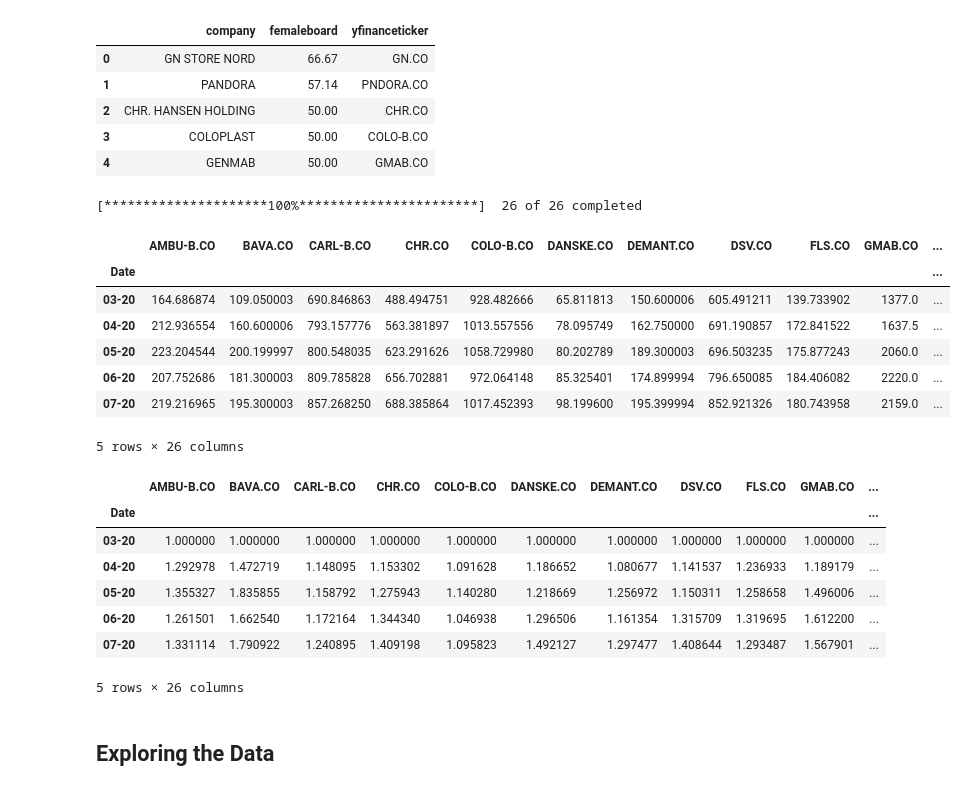
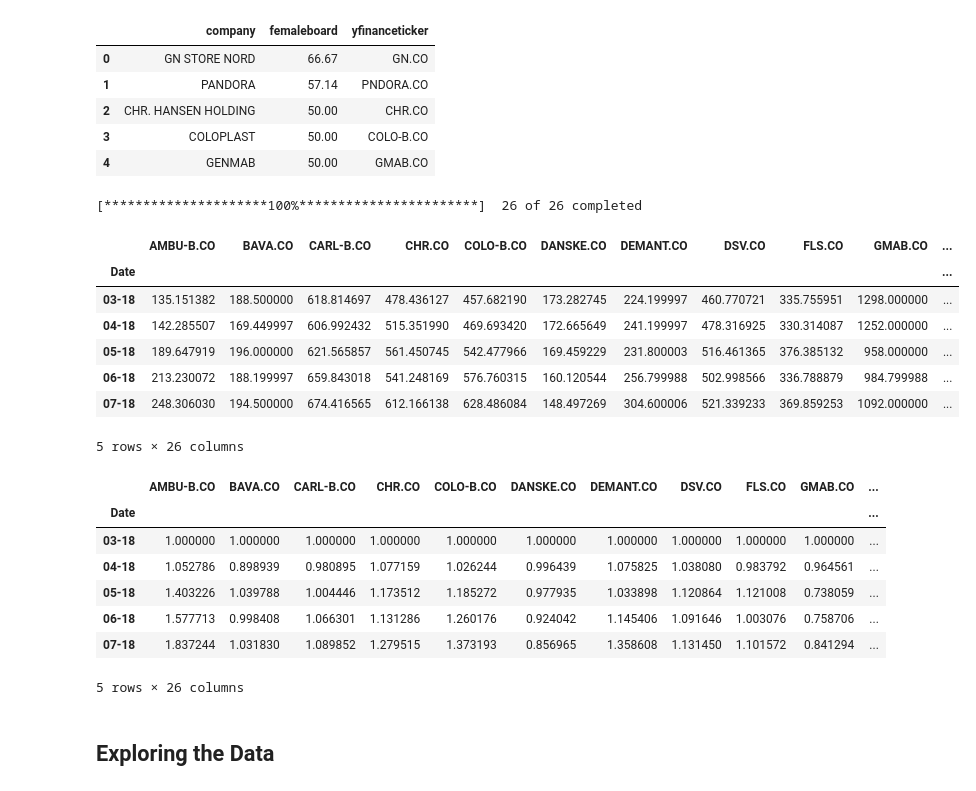
Before and after one commit to NumEconCopenhagen/projects-2023-jts, a Jupyter notebook: dataproject/dataproject.ipynb, the cells around one changed output. Drawn from its saved outputs; the diff is of its cells as text; code cells hidden in the pictures.

```diff
--- a/dataproject/dataproject.ipynb
+++ b/dataproject/dataproject.ipynb
@@ -54,14 +59,10 @@ Note: you may need to restart the kernel to use updated packages.
 # %% [markdown]
 I import a csv file containing the companies of the C25 index, a yfinance ticker and the share of female board members in each company.
 # %%
-# read file
-C25F = pd.read_csv('C25F.csv')
-
-# sort values from highest to lowest for later use
-C25F = C25F.sort_values(by =['femaleboard'], ascending=False)
-
-# reset index
-C25F = C25F.reset_index(drop=True)
+# read file, sort values descending and reset index
+C25F = (pd.read_csv('C25F.csv')
+        .sort_values(by =['femaleboard'], ascending=False)
+        .reset_index(drop=True))
 
 # display data
 C25F.head()
@@ -77,25 +78,27 @@ C25F.head()
 C25F_tickers = list(C25F['yfinanceticker'])
 # %%
 # get historical market data
-hist_mark = yf.download(C25F_tickers, start = '2020-03-01', end = '2023-04-01', interval = '1mo')
+hist_mark = yf.download(C25F_tickers, start = '2018-03-01',
+                        end = '2023-04-01',
+                        interval = '1mo')
 
-# get adjusted close for each stock
+# get adjusted close for each stock and change dates
 hist_mark = hist_mark['Adj Close']
 
 # change dates
 hist_mark.index = hist_mark.index.strftime("%m-%y")
 
 # display dataframe
 hist_mark.head()
 # %% [output]
 [*********************100%***********************]  26 of 26 completed
 |  | AMBU-B.CO | BAVA.CO | CARL-B.CO | CHR.CO | COLO-B.CO | DANSKE.CO | DEMANT.CO | DSV.CO | FLS.CO | GMAB.CO | ... |
 | Date |  |  |  |  |  |  |  |  |  |  | ... |
-| 03-20 | 164.686874 | 109.050003 | 690.846863 | 488.494751 | 928.482666 | 65.811813 | 150.600006 | 605.491211 | 139.733902 | 1377.0 | ... |
-| 04-20 | 212.936554 | 160.600006 | 793.157776 | 563.381897 | 1013.557556 | 78.095749 | 162.750000 | 691.190857 | 172.841522 | 1637.5 | ... |
-| 05-20 | 223.204544 | 200.199997 | 800.548035 | 623.291626 | 1058.729980 | 80.202789 | 189.300003 | 696.503235 | 175.877243 | 2060.0 | ... |
-| 06-20 | 207.752686 | 181.300003 | 809.785828 | 656.702881 | 972.064148 | 85.325401 | 174.899994 | 796.650085 | 184.406082 | 2220.0 | ... |
-| 07-20 | 219.216965 | 195.300003 | 857.268250 | 688.385864 | 1017.452393 | 98.199600 | 195.399994 | 852.921326 | 180.743958 | 2159.0 | ... |
+| 03-18 | 135.151382 | 188.500000 | 618.814697 | 478.436127 | 457.682190 | 173.282745 | 224.199997 | 460.770721 | 335.755951 | 1298.000000 | ... |
+| 04-18 | 142.285507 | 169.449997 | 606.992432 | 515.351990 | 469.693420 | 172.665649 | 241.199997 | 478.316925 | 330.314087 | 1252.000000 | ... |
+| 05-18 | 189.647919 | 196.000000 | 621.565857 | 561.450745 | 542.477966 | 169.459229 | 231.800003 | 516.461365 | 376.385132 | 958.000000 | ... |
+| 06-18 | 213.230072 | 188.199997 | 659.843018 | 541.248169 | 576.760315 | 160.120544 | 256.799988 | 502.998566 | 336.788879 | 984.799988 | ... |
+| 07-18 | 248.306030 | 194.500000 | 674.416565 | 612.166138 | 628.486084 | 148.497269 | 304.600006 | 521.339233 | 369.859253 | 1092.000000 | ... |
 5 rows × 26 columns
 # %%
 # calculate monthly returns
@@ -112,11 +115,11 @@ hist_mark_cr.head()
 # %% [output]
 |  | AMBU-B.CO | BAVA.CO | CARL-B.CO | CHR.CO | COLO-B.CO | DANSKE.CO | DEMANT.CO | DSV.CO | FLS.CO | GMAB.CO | ... |
 | Date |  |  |  |  |  |  |  |  |  |  | ... |
-| 03-20 | 1.000000 | 1.000000 | 1.000000 | 1.000000 | 1.000000 | 1.000000 | 1.000000 | 1.000000 | 1.000000 | 1.000000 | ... |
-| 04-20 | 1.292978 | 1.472719 | 1.148095 | 1.153302 | 1.091628 | 1.186652 | 1.080677 | 1.141537 | 1.236933 | 1.189179 | ... |
-| 05-20 | 1.355327 | 1.835855 | 1.158792 | 1.275943 | 1.140280 | 1.218669 | 1.256972 | 1.150311 | 1.258658 | 1.496006 | ... |
-| 06-20 | 1.261501 | 1.662540 | 1.172164 | 1.344340 | 1.046938 | 1.296506 | 1.161354 | 1.315709 | 1.319695 | 1.612200 | ... |
-| 07-20 | 1.331114 | 1.790922 | 1.240895 | 1.409198 | 1.095823 | 1.492127 | 1.297477 | 1.408644 | 1.293487 | 1.567901 | ... |
+| 03-18 | 1.000000 | 1.000000 | 1.000000 | 1.000000 | 1.000000 | 1.000000 | 1.000000 | 1.000000 | 1.000000 | 1.000000 | ... |
+| 04-18 | 1.052786 | 0.898939 | 0.980895 | 1.077159 | 1.026244 | 0.996439 | 1.075825 | 1.038080 | 0.983792 | 0.964561 | ... |
+| 05-18 | 1.403226 | 1.039788 | 1.004446 | 1.173512 | 1.185272 | 0.977935 | 1.033898 | 1.120864 | 1.121008 | 0.738059 | ... |
+| 06-18 | 1.577713 | 0.998408 | 1.066301 | 1.131286 | 1.260176 | 0.924042 | 1.145406 | 1.091646 | 1.003076 | 0.758706 | ... |
+| 07-18 | 1.837244 | 1.031830 | 1.089852 | 1.279515 | 1.373193 | 0.856965 | 1.358608 | 1.131450 | 1.101572 | 0.841294 | ... |
 5 rows × 26 columns
 # %% [markdown]
 ## Exploring the Data
```
Also changed, not shown: parts of 18 cells of this notebook, 1 other file.
